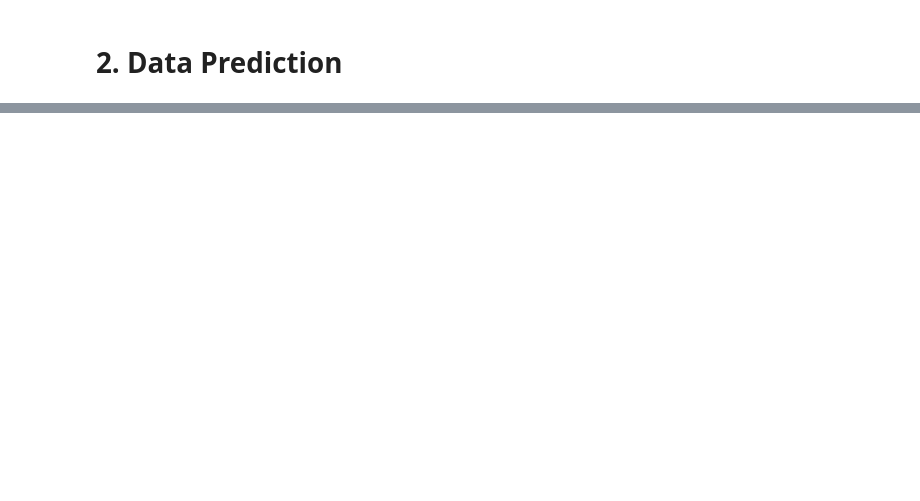
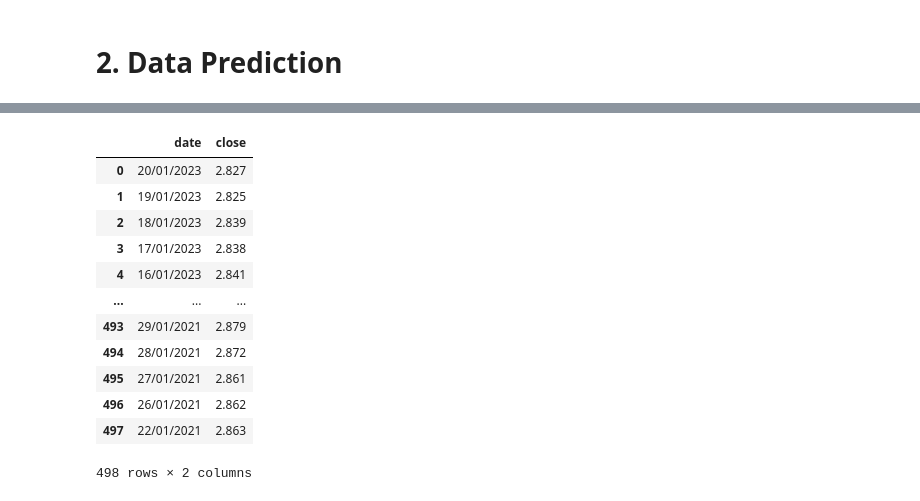
Before and after one commit to HpDiniz/An-lise-Financeira, a Jupyter notebook: Projeto_de_Pesquisa_Mestrado.ipynb, the cells around one changed output, grey strips where cells are left out. Saved outputs shown, nothing was run; the diff lists cells and outputs as text; code cells hidden in the pictures; blank space fills up the shorter version.

```diff
--- a/Projeto_de_Pesquisa_Mestrado.ipynb
+++ b/Projeto_de_Pesquisa_Mestrado.ipynb
@@ -1257,3 +1389,22 @@ df_history = df_history.sort_values(['Ticker', 'Datetime'], ascending=[True, Tru
 df_history = df_history.drop_duplicates(keep=False)
 '''''
 print("código comentado")
+# %%
+df_ifix = get_ifix(2)
+
+
+df_ifix
+# %% [output]
+|  | date | close |
+| 0 | 20/01/2023 | 2.827 |
+| 1 | 19/01/2023 | 2.825 |
+| 2 | 18/01/2023 | 2.839 |
+| 3 | 17/01/2023 | 2.838 |
+| 4 | 16/01/2023 | 2.841 |
+| ... | ... | ... |
+| 493 | 29/01/2021 | 2.879 |
+| 494 | 28/01/2021 | 2.872 |
+| 495 | 27/01/2021 | 2.861 |
+| 496 | 26/01/2021 | 2.862 |
+| 497 | 22/01/2021 | 2.863 |
+498 rows × 2 columns
```
Also changed, not shown: parts of 48 cells of this notebook.
